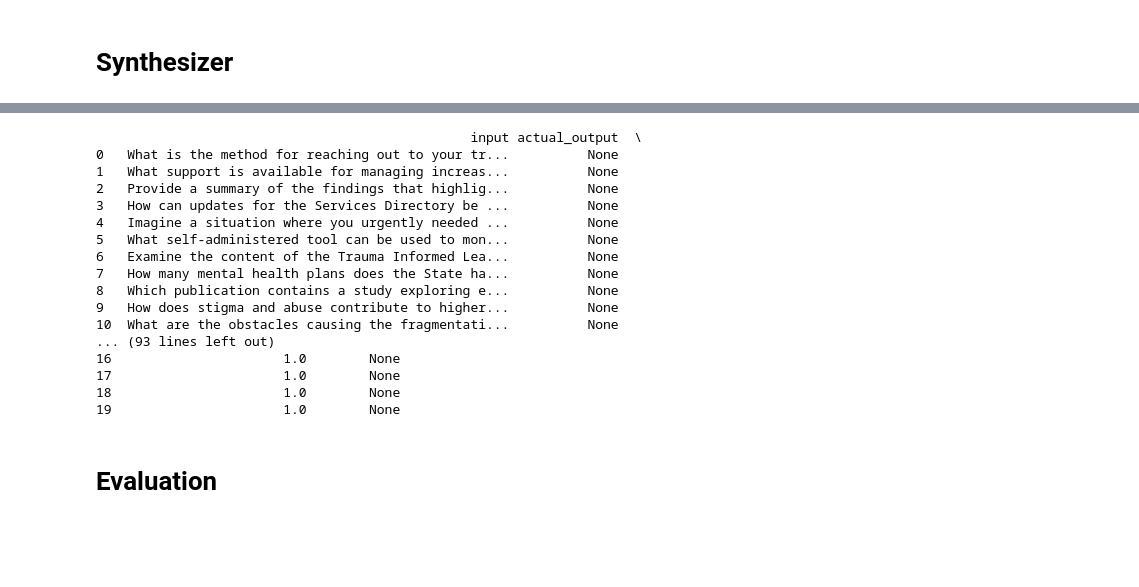
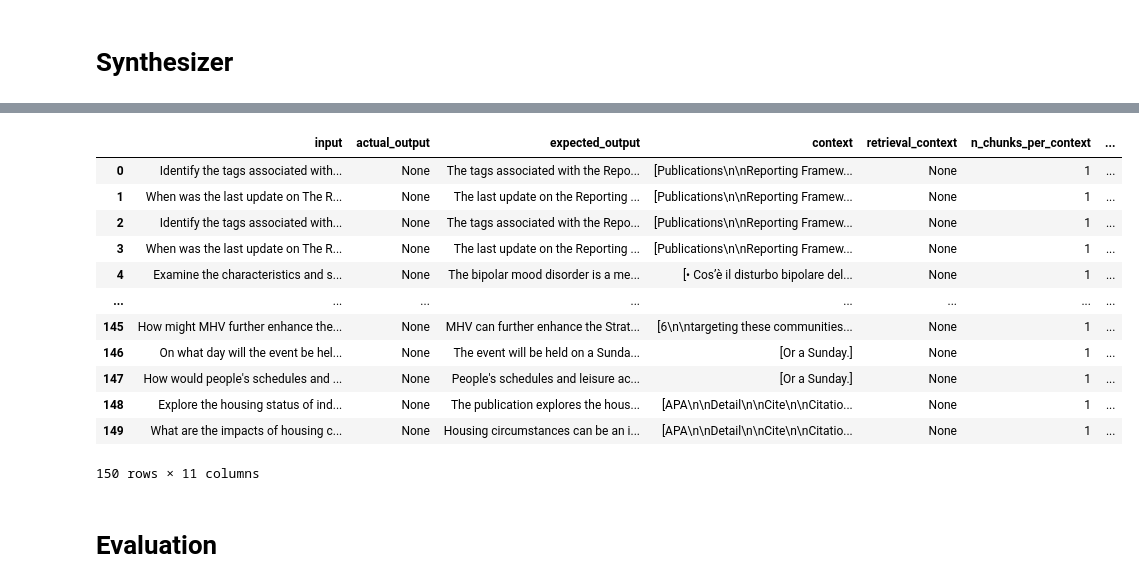
Before and after one commit to sarunsmenon/llm, a Jupyter notebook: LLM_Evaluation.ipynb, the cells around one changed output, grey strips where cells are left out. Saved outputs shown, nothing was run; the diff lists cells and outputs as text; code cells hidden in the pictures; blank space fills up the shorter version.

```diff
--- a/LLM_Evaluation.ipynb
+++ b/LLM_Evaluation.ipynb
@@ -197,24 +84,20 @@ test_cases = synthesizer.generate_goldens_from_contexts(
-# %%
-dataframe = synthesizer.to_pandas()
-print(dataframe)
-# %% [output]
-                                                input actual_output  \
-0   What is the method for reaching out to your tr...          None
-1   What support is available for managing increas...          None
-2   Provide a summary of the findings that highlig...          None
-3   How can updates for the Services Directory be ...          None
-4   Imagine a situation where you urgently needed ...          None
-5   What self-administered tool can be used to mon...          None
-6   Examine the content of the Trauma Informed Lea...          None
-7   How many mental health plans does the State ha...          None
-8   Which publication contains a study exploring e...          None
-9   How does stigma and abuse contribute to higher...          None
-10  What are the obstacles causing the fragmentati...          None
-... (93 lines left out)
-16                      1.0        None
-17                      1.0        None
-18                      1.0        None
-19                      1.0        None
+# %%
+synth_df = synthesizer.to_pandas()
+synth_df
+# %% [output]
+|  | input | actual_output | expected_output | context | retrieval_context | n_chunks_per_context | ... |
+| 0 | Identify the tags associated with... | None | The tags associated with the Repo... | [Publications\n\nReporting Framew... | None | 1 | ... |
+| 1 | When was the last update on The R... | None | The last update on the Reporting ... | [Publications\n\nReporting Framew... | None | 1 | ... |
+| 2 | Identify the tags associated with... | None | The tags associated with the Repo... | [Publications\n\nReporting Framew... | None | 1 | ... |
+| 3 | When was the last update on The R... | None | The last update on the Reporting ... | [Publications\n\nReporting Framew... | None | 1 | ... |
+| 4 | Examine the characteristics and s... | None | The bipolar mood disorder is a me... | [• Cos’è il disturbo bipolare del... | None | 1 | ... |
+| ... | ... | ... | ... | ... | ... | ... | ... |
+| 145 | How might MHV further enhance the... | None | MHV can further enhance the Strat... | [6\n\ntargeting these communities... | None | 1 | ... |
+| 146 | On what day will the event be hel... | None | The event will be held on a Sunda... | [Or a Sunday.] | None | 1 | ... |
+| 147 | How would people's schedules and ... | None | People's schedules and leisure ac... | [Or a Sunday.] | None | 1 | ... |
+| 148 | Explore the housing status of ind... | None | The publication explores the hous... | [APA\n\nDetail\n\nCite\n\nCitatio... | None | 1 | ... |
+| 149 | What are the impacts of housing c... | None | Housing circumstances can be an i... | [APA\n\nDetail\n\nCite\n\nCitatio... | None | 1 | ... |
+150 rows × 11 columns
 # %% [markdown]
 # Evaluation
 # %%
```
Also changed, not shown: parts of 17 cells of this notebook.
